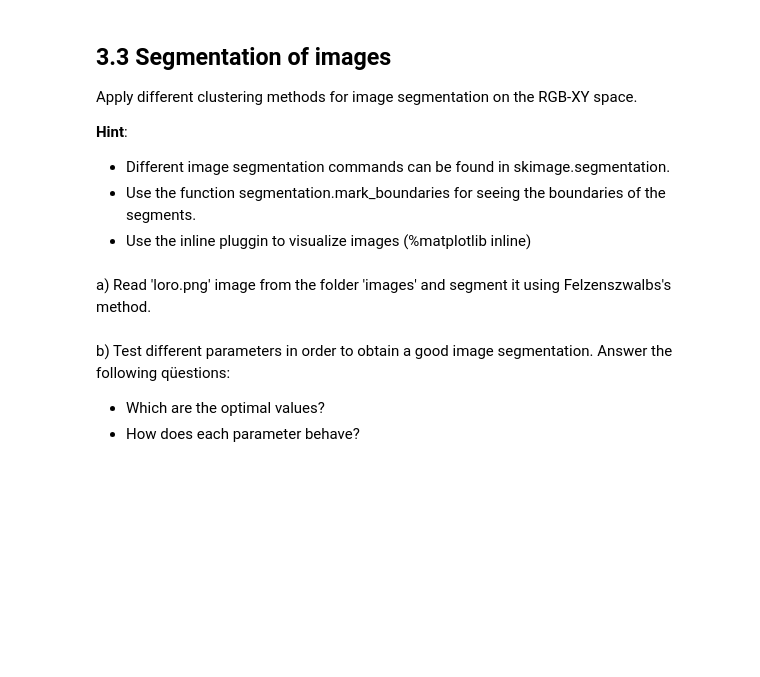
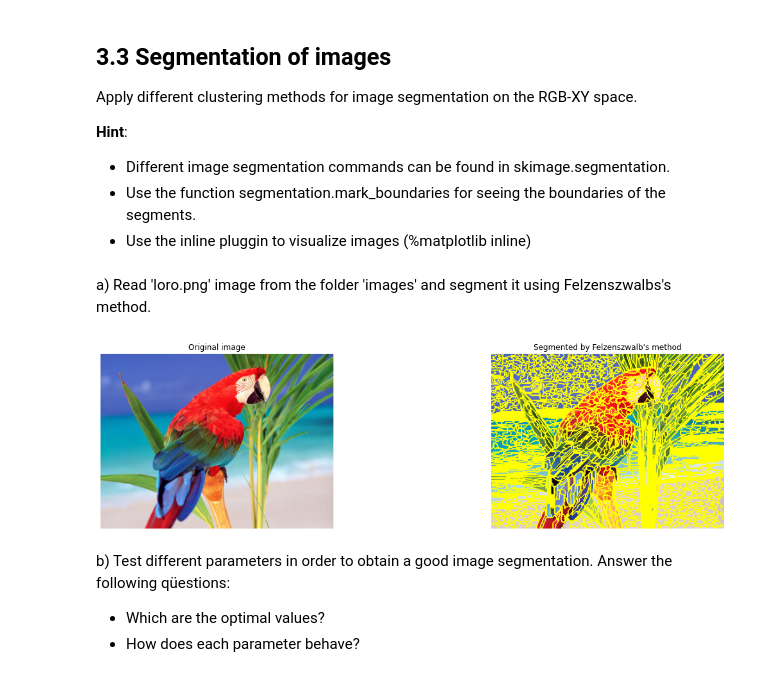
Before and after one commit to laurentiuNedelcu/va-laboratori, a Jupyter notebook: p3/Laboratory 3 20201028/p3_2020-2021_2solve.ipynb, the cells around one changed output. Saved outputs shown, nothing was run; the diff lists cells and outputs as text; code cells hidden in the pictures; blank space fills up the shorter version.

```diff
--- a/p3/Laboratory 3 20201028/p3_2020-2021_2solve.ipynb
+++ b/p3/Laboratory 3 20201028/p3_2020-2021_2solve.ipynb
@@ -217,3 +301,17 @@ a) Read 'loro.png' image from the folder 'images' and segment it using Felzenszw
+# %%
+# Load image loro.png
+loro_img = io.imread('images/loro.png')
+
+# Segment the image in different clusters
+segmented_felz_img = segmentation.felzenszwalb(loro_img) # We are not using the params for this part
+
+# Mar all the clusters with a yellow line
+marked_felz_img = segmentation.mark_boundaries(loro_img, segmented_felz_img)
+
+# Display
+plot_images([loro_img, marked_felz_img], ["Original image", "Segmented by Felzenszwalb's method"], [False,False],1,2)
+# %% [output]
+[figure, added]
 # %% [markdown]
 b) Test different parameters in order to obtain a good image segmentation.
 Answer the following qüestions:
```
Also changed, not shown: parts of 27 cells of this notebook.
